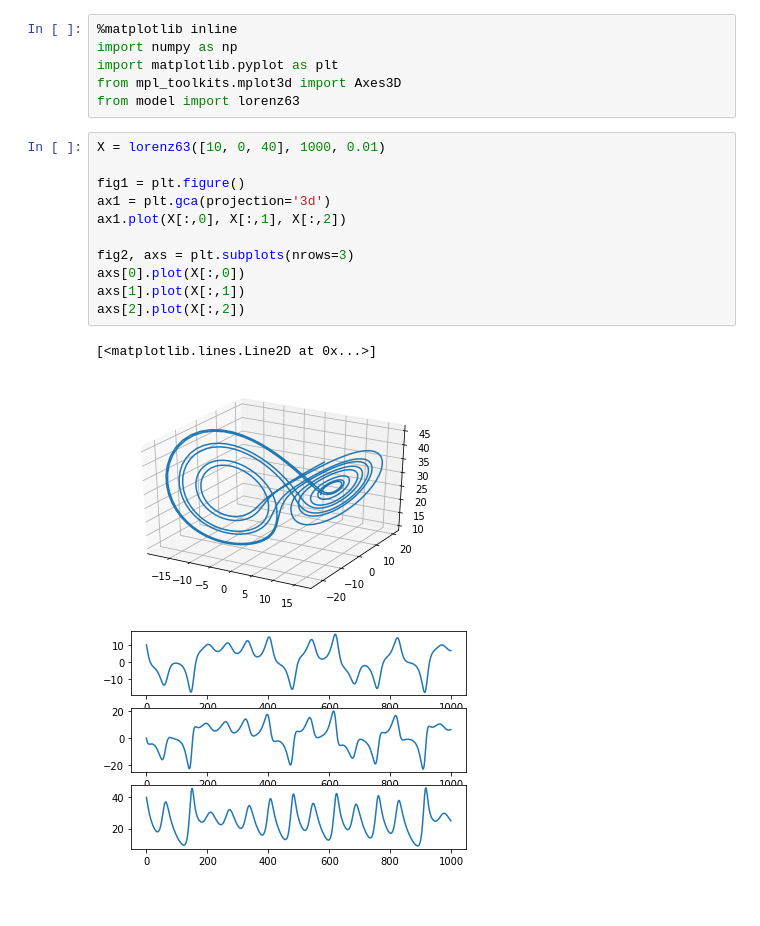
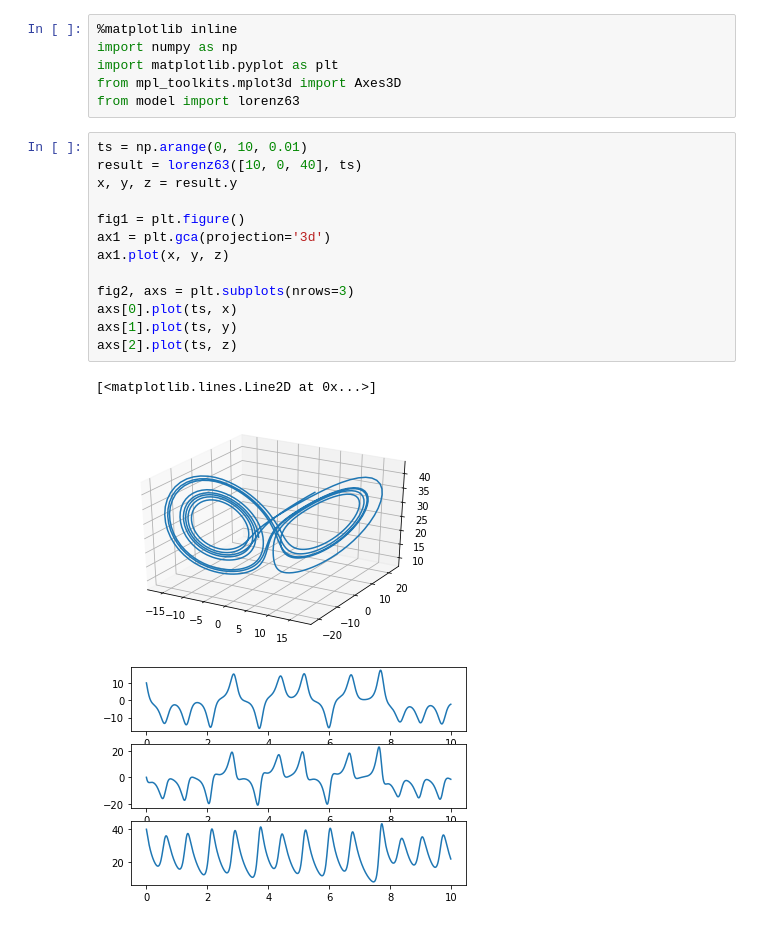
Before and after one commit to micky85lu/Data-Assimilation-Project, a Jupyter notebook: test.ipynb, the cells around one changed output. Cells and saved outputs as stored; diff of their text form.

```diff
--- a/test.ipynb
+++ b/test.ipynb
@@ -5,17 +5,19 @@ import matplotlib.pyplot as plt
 from mpl_toolkits.mplot3d import Axes3D
 from model import lorenz63
 # %%
-X = lorenz63([10, 0, 40], 1000, 0.01)
+ts = np.arange(0, 10, 0.01)
+result = lorenz63([10, 0, 40], ts)
+x, y, z = result.y
 
 fig1 = plt.figure()
 ax1 = plt.gca(projection='3d')
-ax1.plot(X[:,0], X[:,1], X[:,2])
+ax1.plot(x, y, z)
 
 fig2, axs = plt.subplots(nrows=3)
-axs[0].plot(X[:,0])
-axs[1].plot(X[:,1])
-axs[2].plot(X[:,2])
+axs[0].plot(ts, x)
+axs[1].plot(ts, y)
+axs[2].plot(ts, z)
 # %% [output]
 [<matplotlib.lines.Line2D at 0x...>]
-[figure, old version]
+[figure, new version]
-[figure, old version]
+[figure, new version]
```
Also changed, not shown: parts of 1 cell of this notebook, 3 other files.
